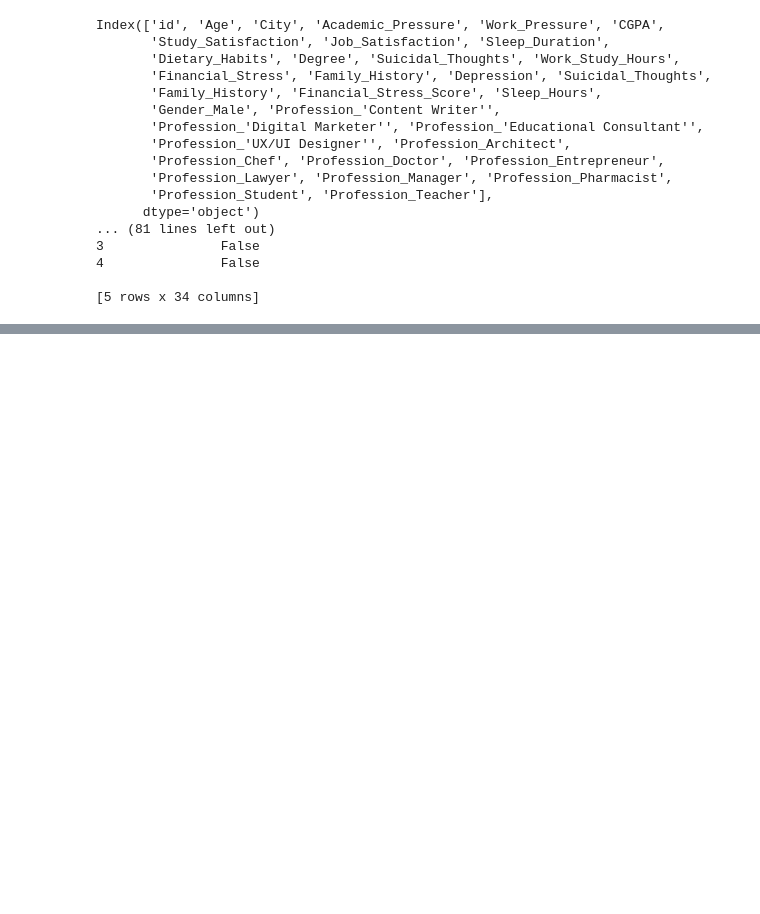
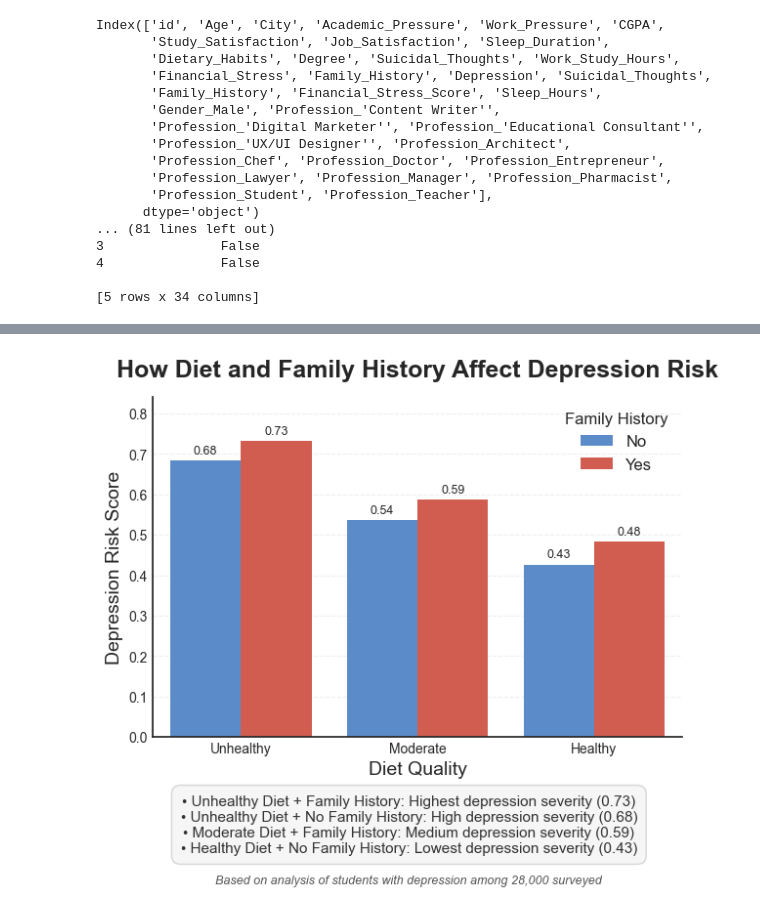
Before and after one commit to upasanaaa/Behind_The_Grades.github.io, a Jupyter notebook: Person_A.ipynb, the cells around one changed output, grey strips where cells are left out. Cells and saved outputs as stored; diff of their text form; code cells hidden in the pictures; blank space fills up the shorter version.

Commit message:
Person_A chart add

```diff
--- a/Person_A.ipynb
+++ b/Person_A.ipynb
@@ -208,0 +209,90 @@ plt.show()
+# %%
+import pandas as pd
+import matplotlib.pyplot as plt
+import seaborn as sns
+import numpy as np
+
+plt.style.use('seaborn-v0_8-white')
+fig, ax = plt.subplots(figsize=(7, 6))
+
+combined_data = df.pivot_table(
+    values='Depression',
+    index='Dietary Habits',
+    columns='Family History of Mental Illness',
+    aggfunc='mean'
+).reset_index()
+
+# Reshape data for plotting
+plot_data = pd.melt(
+    combined_data,
+    id_vars='Dietary Habits',
+    var_name='Family History of Mental Illness',
+    value_name='Depression Risk'
+)
+
+# Sort by dietary habits
+diet_order = ['Unhealthy', 'Moderate', 'Healthy']
+if set(diet_order).issubset(set(plot_data['Dietary Habits'])):
+    plot_data['Dietary Habits'] = pd.Categorical(
+        plot_data['Dietary Habits'],
+        categories=diet_order,
+        ordered=True
+    )
+    plot_data = plot_data.sort_values('Dietary Habits')
+
+# Create the bar chart
+bars = sns.barplot(
+    x='Dietary Habits',
+    y='Depression Risk',
+    hue='Family History of Mental Illness',
+    data=plot_data,
+    palette=['#4A89DC', '#E64C3C'],
+    ax=ax
+)
+
+# Add value labels on top of each bar
+for container in ax.containers:
+    ax.bar_label(container, fmt='%.2f', fontsize=9, padding=3)
+
+# Title - simple and direct
+plt.title('How Diet and Family History Affect Depression Risk',
+          fontsize=18, fontweight='bold', pad=15)
+
+plt.xlabel('Diet Quality', fontsize=14)
+plt.ylabel('Depression Risk Score', fontsize=14)
+
+# Simplified legend
+plt.legend(title='Family History', fontsize=12,
+           title_fontsize=12, loc='upper right', framealpha=0.9)
+
+# Clean up the plot
+ax.spines['top'].set_visible(False)
+ax.spines['right'].set_visible(False)
+plt.grid(axis='y', linestyle='--', alpha=0.3)
+
+# Make sure y-axis starts at 0
+plt.ylim(0, max(plot_data['Depression Risk']) * 1.15)
+
+risk_explanation = (
+    "• Unhealthy Diet + Family History: Highest depression severity (0.73)\n"
+    "• Unhealthy Diet + No Family History: High depression severity (0.68)\n"
+    "• Moderate Diet + Family History: Medium depression severity (0.59)\n"
+    "• Healthy Diet + No Family History: Lowest depression severity (0.43)"
+)
+
+plt.subplots_adjust(bottom=0.30)
+
+# Add the explanation text box
+props = dict(boxstyle='round,pad=0.6', facecolor='#f5f5f5', alpha=0.9, edgecolor='lightgrey')
+fig.text(0.5, 0.15, risk_explanation,
+        ha='center', va='center', fontsize=11, color='#333333',
+        bbox=props)
+
+# Add the source note below the explanation text
+fig.text(0.5, 0.05, "Based on analysis of students with depression among 28,000 surveyed",
+        ha='center', fontsize=9, fontstyle='italic', color='#555555')
+
+plt.savefig('depression_factors_diet_and_Family_History.png', dpi=120, bbox_inches='tight', facecolor='white')
+plt.show()
+# %% [output]
+[figure, added]
```
Also changed, not shown: parts of 2 cells of this notebook, 1 other file.
